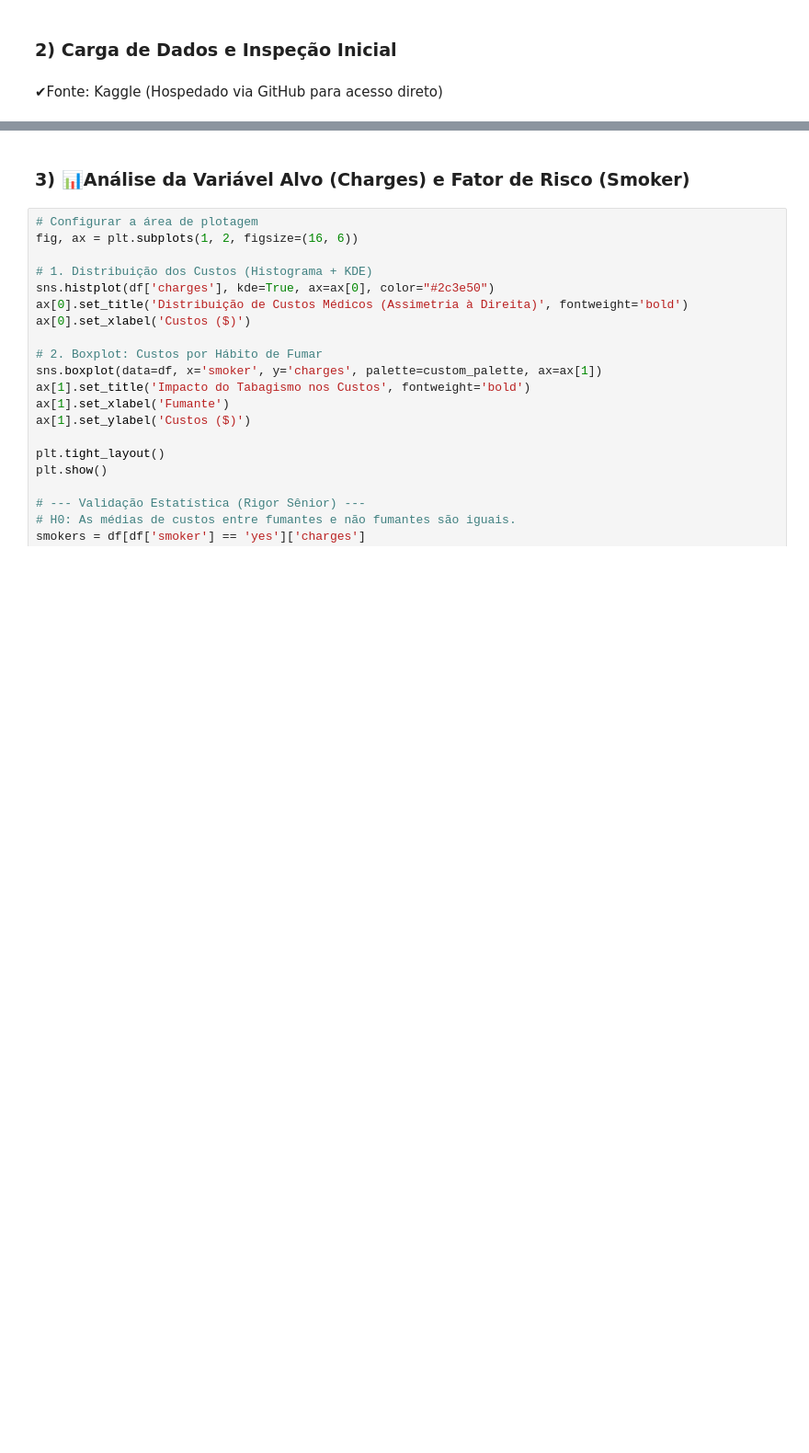
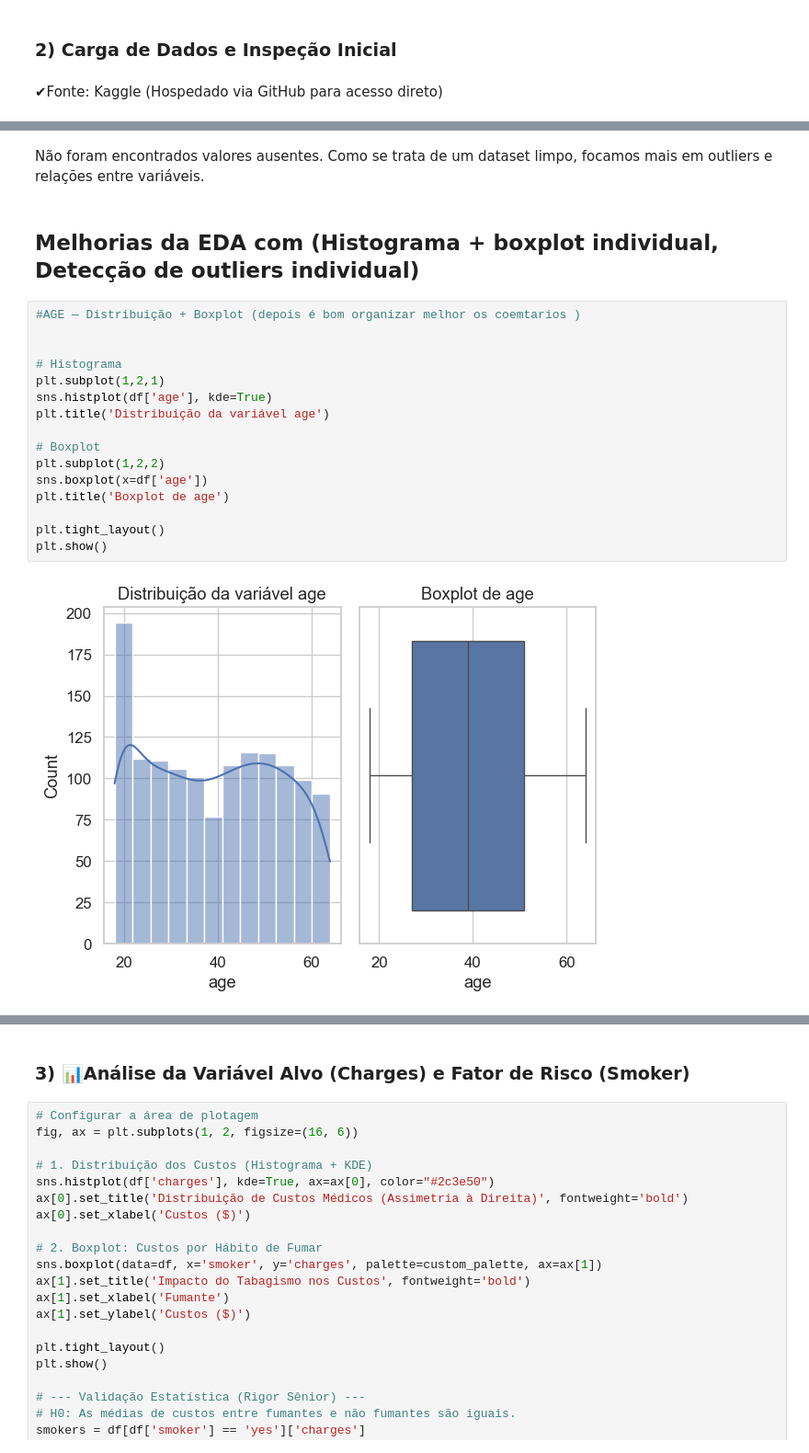
Before and after one commit to FilipeSucupira/projeto-estatistica-custos-medicos, a Jupyter notebook: notebook.ipynb, the cells around one changed output, grey strips where cells are left out. Shown at 92% size. Cells and saved outputs as stored; diff of their text form; blank space fills up the shorter version.

Commit message:
melhorias na EDA

```diff
--- a/notebook.ipynb
+++ b/notebook.ipynb
@@ -106,0 +123,22 @@ memory usage: 73.3+ KB
+# %% [markdown]
+Não foram encontrados valores ausentes. Como se trata de um dataset limpo, focamos mais em outliers e relações entre variáveis.
+# %% [markdown]
+## Melhorias da EDA com (Histograma + boxplot individual, Detecção de outliers individual)
+# %%
+#AGE — Distribuição + Boxplot (depois é bom organizar melhor os coemtarios )
+
+
+# Histograma
+plt.subplot(1,2,1)
+sns.histplot(df['age'], kde=True)
+plt.title('Distribuição da variável age')
+
+# Boxplot
+plt.subplot(1,2,2)
+sns.boxplot(x=df['age'])
+plt.title('Boxplot de age')
+
+plt.tight_layout()
+plt.show()
+# %% [output]
+[figure, added]
```
Also changed, not shown: parts of 32 cells of this notebook.
